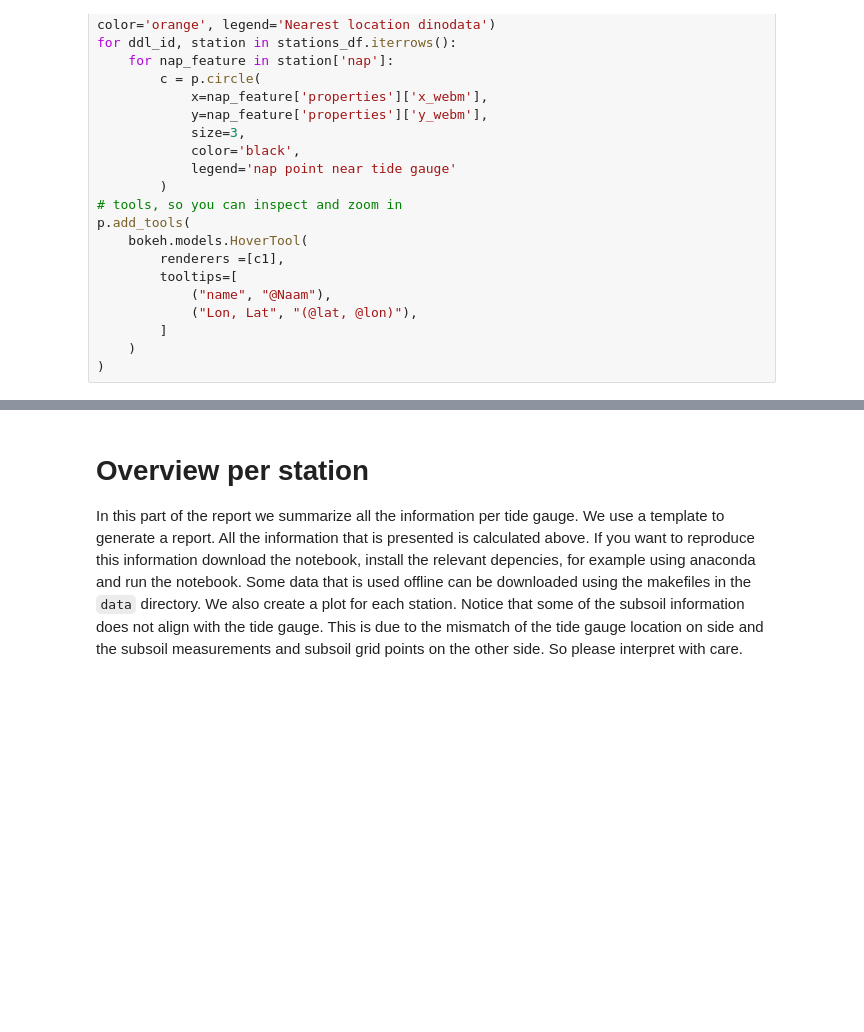
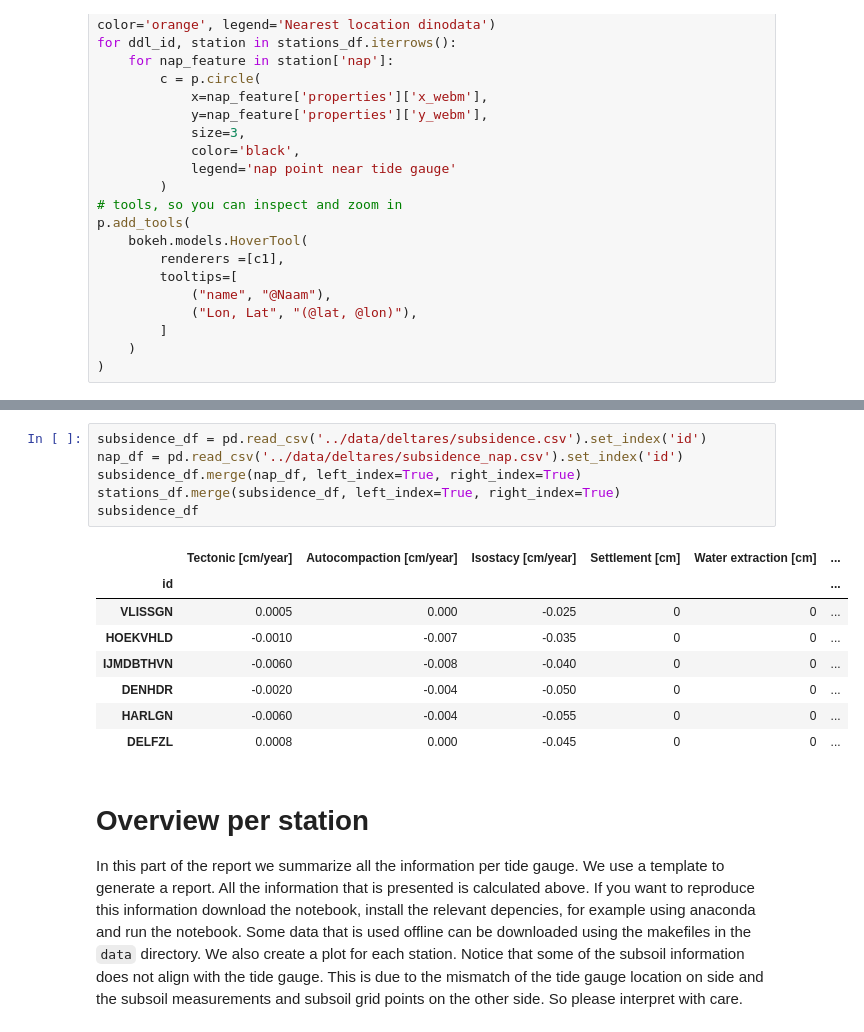
Before and after one commit to openearth/sealevel, a Jupyter notebook: notebooks/dutch-tide-gauges.ipynb, the cells around one changed output, grey strips where cells are left out. Saved outputs shown, nothing was run; the diff lists cells and outputs as text; blank space fills up the shorter version.

Commit message:
add subsidence info

```diff
--- a/notebooks/dutch-tide-gauges.ipynb
+++ b/notebooks/dutch-tide-gauges.ipynb
@@ -577,3 +598,18 @@ bokeh.plotting.show(p)
+# %%
+subsidence_df = pd.read_csv('../data/deltares/subsidence.csv').set_index('id')
+nap_df = pd.read_csv('../data/deltares/subsidence_nap.csv').set_index('id')
+subsidence_df.merge(nap_df, left_index=True, right_index=True)
+stations_df.merge(subsidence_df, left_index=True, right_index=True)
+subsidence_df
+# %% [output]
+|  | Tectonic [cm/year] | Autocompaction [cm/year] | Isostacy [cm/year] | Settlement [cm] | Water extraction [cm] | ... |
+| id |  |  |  |  |  | ... |
+| VLISSGN | 0.0005 | 0.000 | -0.025 | 0 | 0 | ... |
+| HOEKVHLD | -0.0010 | -0.007 | -0.035 | 0 | 0 | ... |
+| IJMDBTHVN | -0.0060 | -0.008 | -0.040 | 0 | 0 | ... |
+| DENHDR | -0.0020 | -0.004 | -0.050 | 0 | 0 | ... |
+| HARLGN | -0.0060 | -0.004 | -0.055 | 0 | 0 | ... |
+| DELFZL | 0.0008 | 0.000 | -0.045 | 0 | 0 | ... |
 # %% [markdown]
 # Overview per station
 In this part of the report we summarize all the information per tide gauge. We use a template to generate a report. All the information that is presented is calculated above. If you want to reproduce this information download the notebook, install the relevant depencies, for example using anaconda and run the notebook. Some data that is used offline can be downloaded using the makefiles in the `data` directory.
```
Also changed, not shown: parts of 19 cells of this notebook.
